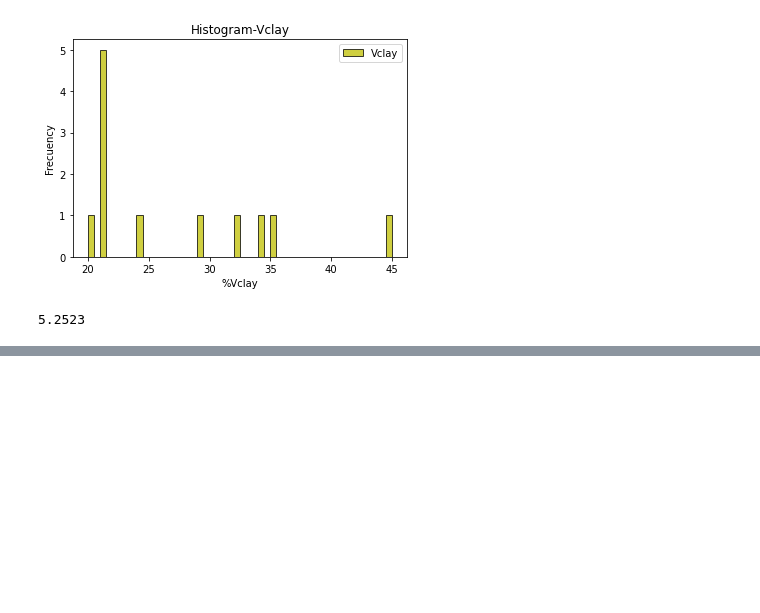
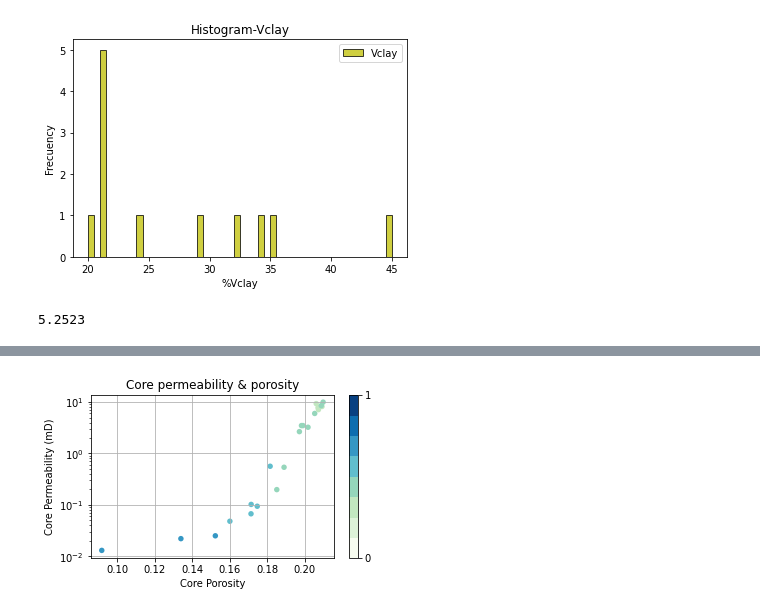
Before and after one commit to edwino26/CoreImages, a Jupyter notebook: AC_Thesis_A.ipynb, the cells around one changed output, grey strips where cells are left out. Cells and saved outputs as stored; diff of their text form; code cells hidden in the pictures; blank space fills up the shorter version.

Commit message:
base graph of core perm & porosity

```diff
--- a/AC_Thesis_A.ipynb
+++ b/AC_Thesis_A.ipynb
@@ -478,0 +483,23 @@ plt.xlim(1, 0)
+# %%
+n = 8
+ticks = range(n)
+data = (poro,perm_Klink)
+colors = plt.cm.get_cmap('GnBu',n)(ticks)
+lcmap = plt.matplotlib.colors.ListedColormap(colors)
+
+plt.figure(figsize=(12,3))
+plt.subplot(121)
+plt.scatter(poro,perm_Klink, c=sw_core, s=30, alpha=1.2,
+        edgecolor='none', cmap=lcmap)
+plt.colorbar(ticks=ticks)
+plt.clim(0,1)
+
+plt.title('Core permeability & porosity')
+plt.ylabel('Core Permeability (mD)')
+plt.yscale('log')
+plt.xlabel('Core Porosity')
+plt.grid(True)
+
+plt.show()
+# %% [output]
+[figure, added]
```
Also changed, not shown: parts of 5 cells of this notebook.
